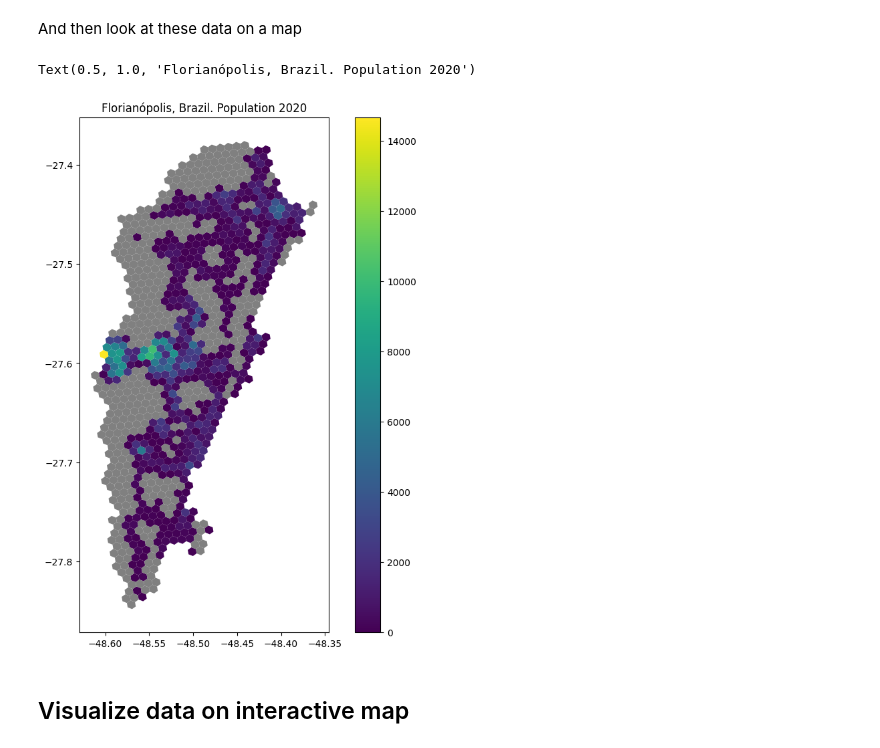
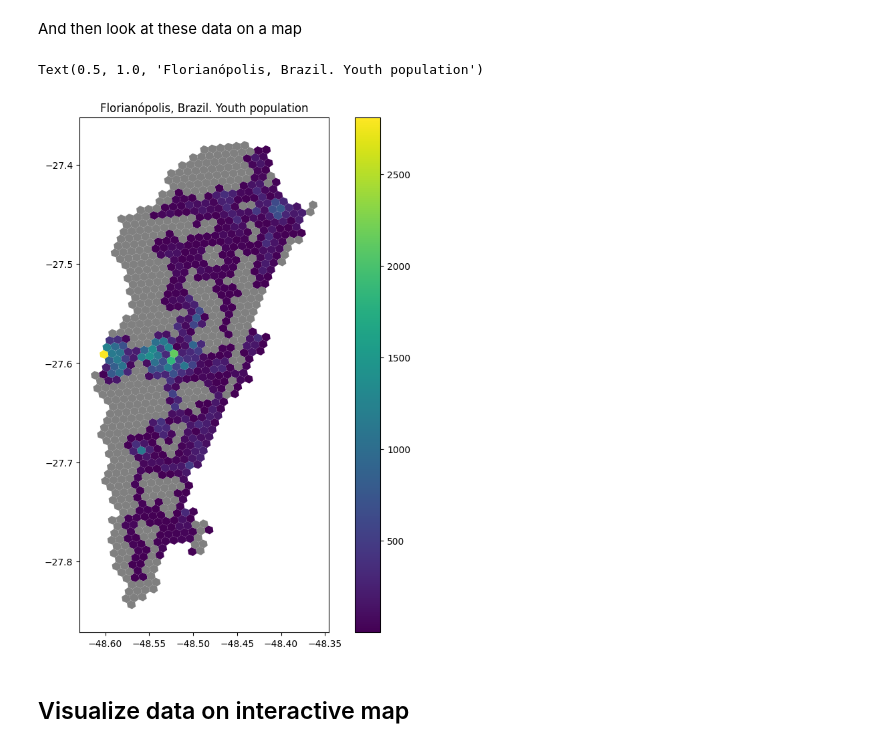
Before and after one commit to EL-BID/IADB-education-1, a Jupyter notebook: florianopolis_model.ipynb, the cells around one changed output. Saved outputs shown, nothing was run; the diff lists cells and outputs as text; code cells hidden in the pictures.

```diff
--- a/florianopolis_model.ipynb
+++ b/florianopolis_model.ipynb
@@ -100,7 +110,7 @@ But if you want segments of the population for all of Brazil, that can be done t
 
 Look for brazil's population data here: https://data.humdata.org/dataset/brazil-high-resolution-population-density-maps-demographic-estimates
 # %%
-# pop_brazil = up.download.hdx_fb_population('brazil', 'youth')
+pop_brazil_youth = up.download.hdx_fb_population('brazil', 'youth')
 # %% [markdown]
 The code below takes about 45 seconds to run.
 # %%
@@ -119,7 +129,7 @@ full_pop_brazil_southeast.head()
 # %% [markdown]
 Next, filter for the area of interest. The `filter_population` function works by a bounding box, so not an exact shape of the city of interest
 # %%
-pop_flor = up.geom.filter_population(full_pop_brazil_southeast, flor)
+pop_flor = up.geom.filter_population(pop_brazil_youth, flor)
 # %% [markdown]
 Now visualize the population data. We'll see that the data go beyond the city limits
 # %%
@@ -153,7 +172,7 @@ hex_flor.head()
 hex_flor = up.geom.merge_shape_hex(
     hexs = hex_flor,
     shape = pop_flor,
-    agg={'population_2020': 'sum'}
+    agg={'population': 'sum'}
 )
 # %%
 hex_flor.head()
@@ -169,11 +188,11 @@ hex_flor.head()
 # %% [markdown]
 And then look at these data on a map
 # %%
-hex_flor.plot('population_2020', legend=True, missing_kwds={'color':'grey'})
-plt.title(city + ". Population 2020")
+hex_flor.plot('population', legend=True, missing_kwds={'color':'grey'})
+plt.title(city + ". Youth population")
 # %% [output]
-Text(0.5, 1.0, 'Florianópolis, Brazil. Population 2020')
+Text(0.5, 1.0, 'Florianópolis, Brazil. Youth population')
-[figure, old version]
+[figure, new version]
 # %% [markdown]
 ## Visualize data on interactive map
 # %%
```
Also changed, not shown: parts of 25 cells of this notebook, 1 other file.
